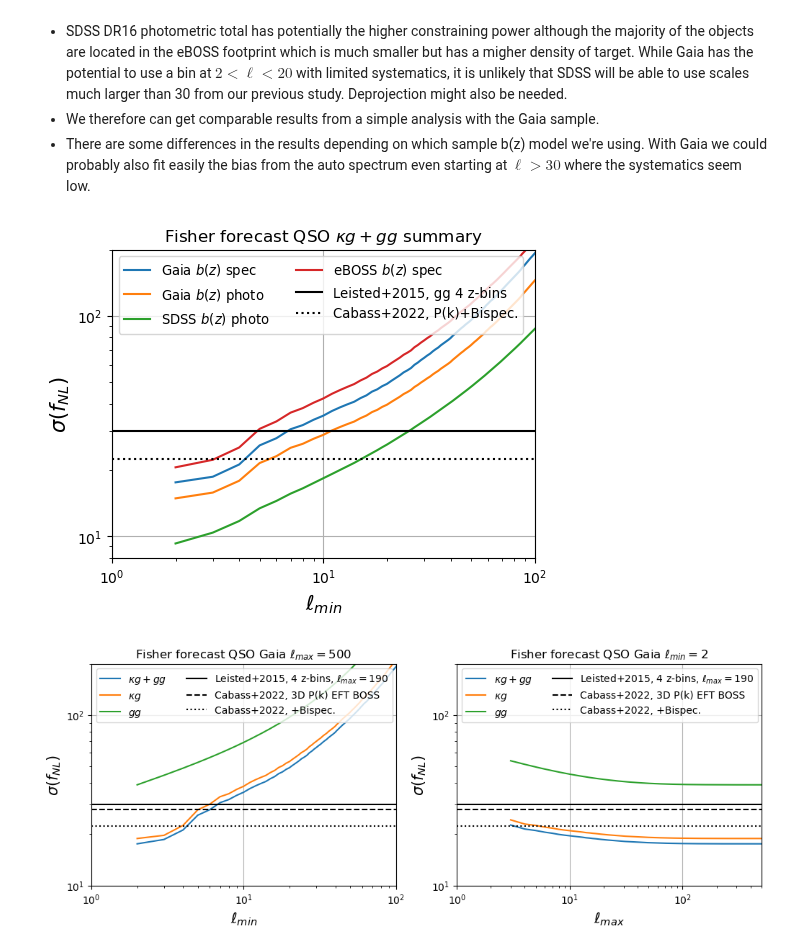
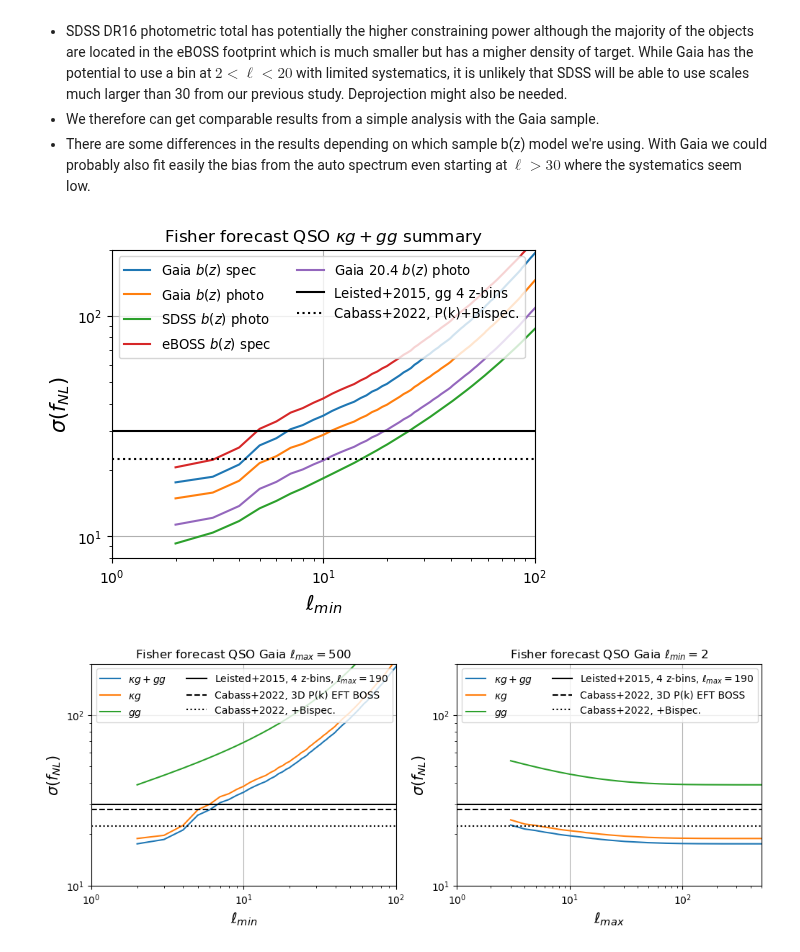
Before and after one commit to kstoreyf/gaia-quasars-lss, a Jupyter notebook: notebooks/fnl_fisher_forecast.ipynb, the cells around one changed output. Drawn from its saved outputs; the diff is of its cells as text; code cells hidden in the pictures.

```diff
--- a/notebooks/fnl_fisher_forecast.ipynb
+++ b/notebooks/fnl_fisher_forecast.ipynb
@@ -559,0 +562,23 @@ Gaia    QSO lmin 2 lmax 1000 tot/cross/auto photo_bz 14.844528094319108 16.15013
+# %%
+# gaia specs
+
+lmax=1000
+lmin=2
+fsky = 0.5
+nbar204 = 2.0
+shot_noise204 =  hp.nside2resol(256)**2*1/nbar204
+
+
+(fisher_gaia204,cls_fisher_gaia204)= compute_fisher_schmittfull(interp_dndz_gaia,fsky,
+                                                            shot_noise204,lmin=lmin,lmax=lmax,fNL_th=fNL_th)
+
+(fisher_gaia_photo204,cls_fisher_gaia_photo204)= compute_fisher_schmittfull(interp_dndz_gaia,fsky,shot_noise204,lmin=lmin,
+                                                            lmax=lmax,fNL_th=fNL_th,bz_model=bz_sdss_photo)
+
+
+print("Gaia  G20.4  QSO lmin %d lmax %d tot/cross/auto"%(lmin,lmax),1/np.sqrt(np.sum(fisher_gaia204[0])),1/np.sqrt(np.sum(fisher_gaia204[1])),
+      1/np.sqrt(np.sum(fisher_gaia204[2])))
+
+print("Gaia  G20.4  QSO lmin %d lmax %d tot/cross/auto photo_bz"%(lmin,lmax),1/np.sqrt(np.sum(fisher_gaia_photo204[0])),
+      1/np.sqrt(np.sum(fisher_gaia_photo204[1])),
+      1/np.sqrt(np.sum(fisher_gaia_photo204[2])))
@@ -660,24 +688,25 @@ SDSS16 noLimber QSO lmin 2 lmax 1000 tot/cross/auto photo_bz 10.585769116103354
 # %%
 pl.figure(figsize=(12,4))
 pl.subplot(121)
 lmins = lmin+np.arange(998)
 pl.loglog(lmins,[1/np.sqrt(np.sum(fisher_gaia[0][lmin_i-lmin:])) for lmin_i in lmins],label='Gaia $b(z)$ spec')
 pl.loglog(lmins,[1/np.sqrt(np.sum(fisher_gaia_photo[0][lmin_i-lmin:])) for lmin_i in lmins],label='Gaia $b(z)$ photo')
 pl.loglog(lmins,[1/np.sqrt(np.sum(fisher_sdss_photo[0][lmin_i-lmin:])) for lmin_i in lmins],label='SDSS $b(z)$ photo')
 pl.loglog(lmins,[1/np.sqrt(np.sum(fisher_eboss[0][lmin_i-lmin:])) for lmin_i in lmins],label='eBOSS $b(z)$ spec')
+pl.loglog(lmins,[1/np.sqrt(np.sum(fisher_gaia_photo204[0][lmin_i-lmin:])) for lmin_i in lmins],label='Gaia 20.4 $b(z)$ photo')
 pl.axhline(30,ls='-',color='black',label="Leisted+2015, gg 4 z-bins")
 #pl.axhline(28,ls='--',color='black',label="Cabass+2022, 3D P(k) EFT BOSS")
 pl.axhline(28*0.8,ls=':',color='black',label="Cabass+2022, P(k)+Bispec.")
 pl.xlabel("$\ell_{min}$",size=15)
 pl.ylabel("$\sigma(f_{NL})$",size=15)
 pl.legend(loc='upper left',ncol=2,fontsize=9.5)
 pl.ylim(8,200)
 pl.xlim(1,100)
 pl.grid()
 pl.title("Fisher forecast QSO $\kappa g + gg$ summary")
 pl.show()
 # %% [output]
-[figure, old version]
+[figure, new version]
 # %%
 def plot_fnl_summary(fisher_matrix,title='Gaia'):
     fisher_tot=fisher_matrix[0]
```
Also changed, not shown: parts of 3 cells of this notebook, 1 other file.
